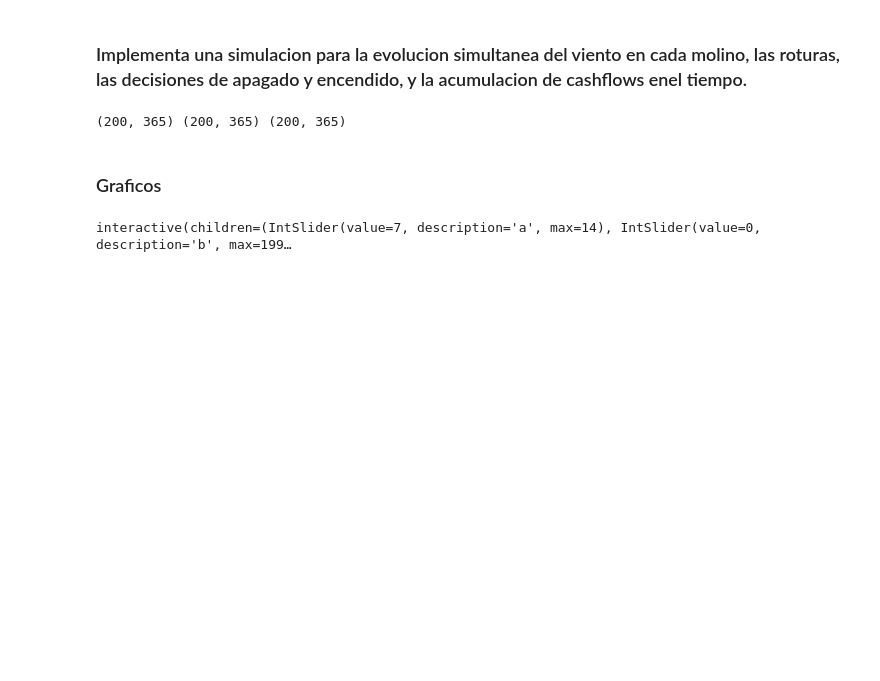
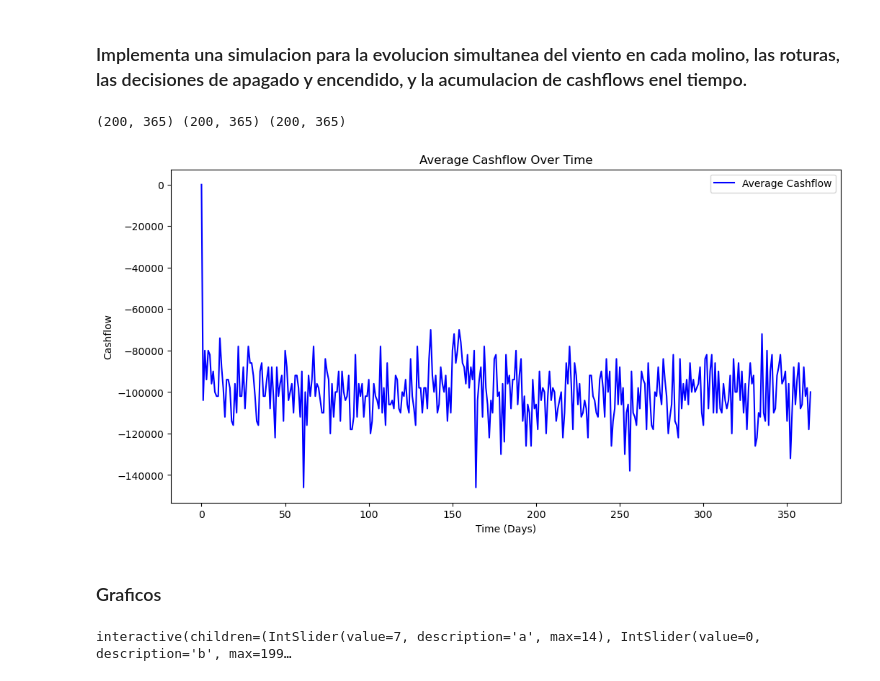
Before and after one commit to GuidoDSalem/TP---AplicacionesComputacionales, a Jupyter notebook: main limpio.ipynb, the cells around one changed output. Cells and saved outputs as stored; diff of their text form; code cells hidden in the pictures; blank space fills up the shorter version.

```diff
--- a/main limpio.ipynb
+++ b/main limpio.ipynb
@@ -572,6 +615,9 @@ TURN_OFF_COST = 1000
 TURN_ON_COST = 0
 # La tasa de inter ́es es del 5% anual con capitalizacion diaria (el cashflow en dia i se descuenta como e−0.05i/365)
 INTEREST_RATE = 0.05
+
+POWER_GENERATION = 100  # Generación de energía por día cuando está en funcionamiento
+PRICE_PER_KWH = 0.05  # Precio por kWh
 # %% [markdown]
 ### Funciones Utiles
 # %%
@@ -744,6 +790,70 @@ gananciaVarianza = np.array([np.var(gananciaNorteI[k][0][:,-2]) for k in range(l
 color = np.array(gananciaNorteI)
 # %% [output]
 (200, 365) (200, 365) (200, 365)
+# %%
+## chat gpt
+
+# Parámetros de simulación
+N = 365  # Número de días para la simulación
+M = 100  # Número de caminos simulados
+seed = 42
+
+
+# Función para simular el viento y el cashflow
+def simulacion(kappa, sigma, beta, gamma, dias=N, M=M, seed=seed):
+    np.random.seed(seed)
+    molinoNorte, molinoSur = np.zeros((M, dias)), np.zeros((M, dias))
+    Z, W = np.random.normal(0, 1, (M, dias)), np.random.normal(0, 1, (M, dias))
+    roturaNorte, roturaSur = np.zeros((M, dias)), np.zeros((M, dias))
+    cashflow = np.zeros((M, dias))
+
+    molinoNorte[:,0] = S0
+    molinoSur[:,0] = S0
+    diff = np.zeros((M, dias))
+    diff[:,0] = D0
+
+    for t in range(1, dias):
+        # Simulación del viento
+        molinoNorte[:,t] = molinoNorte[:, t-1] + kappa * (theta(np.zeros(M) + t) - molinoNorte[:, t-1]) * DELTA + np.sqrt(DELTA) * Z[:,t] * sigma
+        diff[:,t] = diff[:, t-1] - beta * diff[:, t-1] * DELTA + np.sqrt(DELTA) * W[:,t] * gamma
+        molinoSur[:,t] = molinoNorte[:,t] + diff[:,t]
+
+        # Simulación de roturas
+        roturaNorte[:,t] = np.random.binomial(1, BREAK_PROB, M)
+        roturaSur[:,t] = np.random.binomial(1, BREAK_PROB, M)
+
+        # Decisiones de apagado/encendido
+        funcionamientoNorte = (roturaNorte[:,t] == 0) & (molinoNorte[:,t] > 0)  # Apagado si está roto o viento negativo
+        funcionamientoSur = (roturaSur[:,t] == 0) & (molinoSur[:,t] > 0)
+
+        # Cashflow
+        ingresosNorte = funcionamientoNorte * POWER_GENERATION * PRICE_PER_KWH
+        ingresosSur = funcionamientoSur * POWER_GENERATION * PRICE_PER_KWH
+        costosNorte = roturaNorte[:,t] * BREAK_COST
+        costosSur = roturaSur[:,t] * BREAK_COST
+
+        cashflow[:,t] = ingresosNorte + ingresosSur - costosNorte - costosSur
+
+    return molinoNorte, molinoSur, cashflow
+
+# Ejecutar la simulación
+molinoNorte, molinoSur, cashflow = simulacion(kappa, sigma, beta, gamma, dias=N, M=M)
+
+# Promediar los resultados
+avg_cashflow = np.mean(cashflow, axis=0)
+
+# Graficar resultados
+import matplotlib.pyplot as plt
+
+plt.figure(figsize=(12, 6))
+plt.plot(avg_cashflow, label='Average Cashflow', color='blue')
+plt.title('Average Cashflow Over Time')
+plt.xlabel('Time (Days)')
+plt.ylabel('Cashflow')
+plt.legend()
+plt.show()
+# %% [output]
+[figure, added]
 # %% [markdown]
 ### Graficos
 # %%
```
Also changed, not shown: parts of 2 cells of this notebook.
